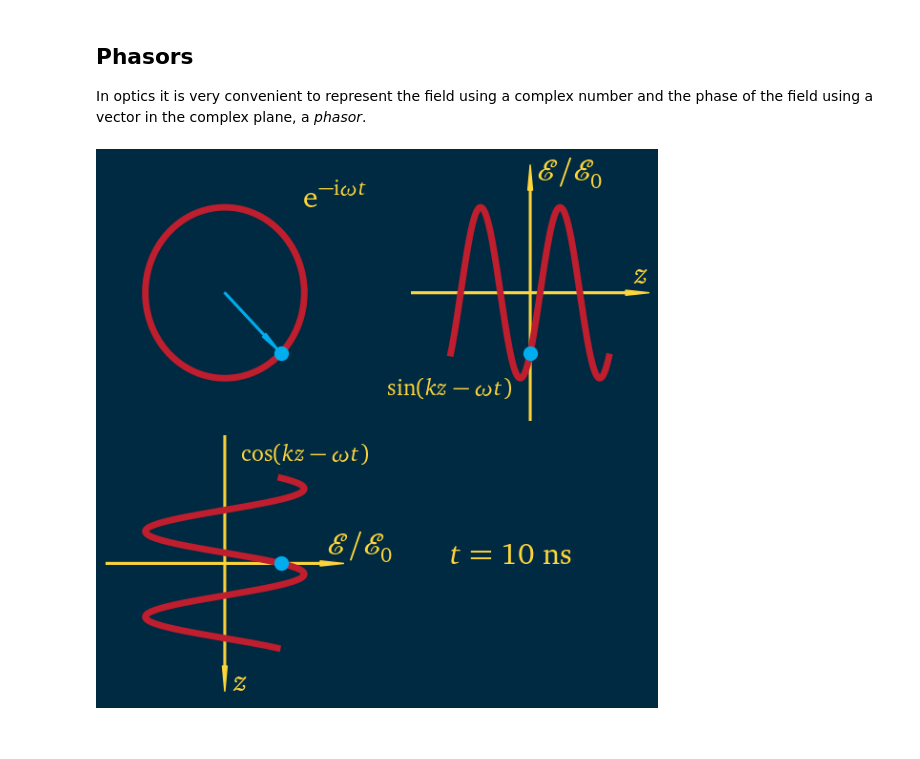
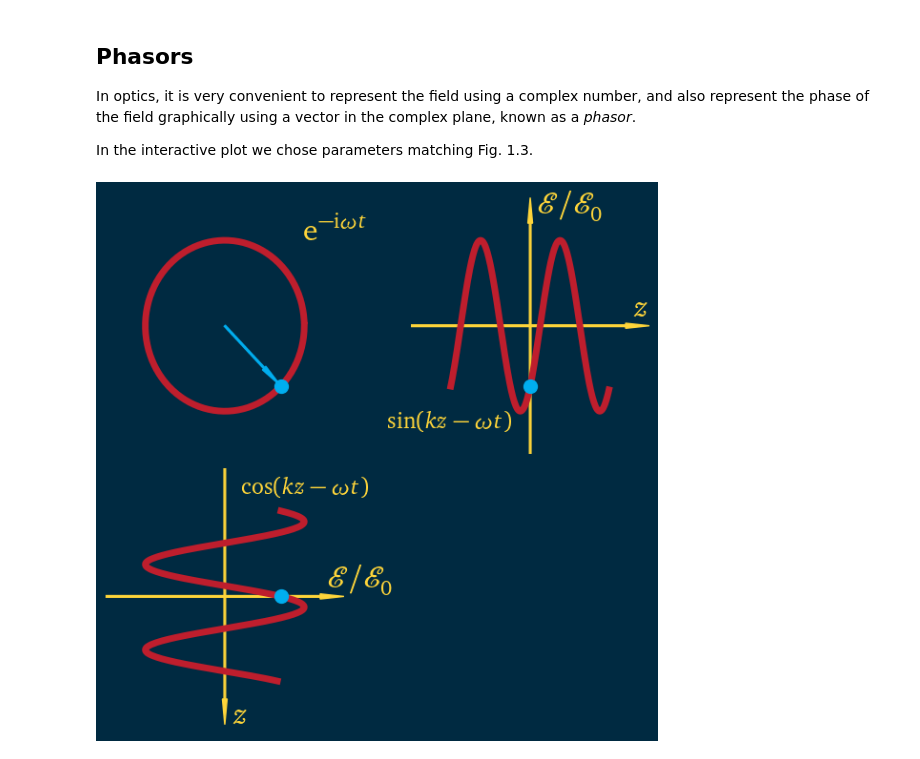
Before and after one commit to opticsf2f/Opticsf2f_CodeBook, a Jupyter notebook: _build/jupyter_execute/Phasors.ipynb, the cells around one changed output. Cells and saved outputs as stored; diff of their text form; code cells hidden in the pictures.

```diff
--- a/_build/jupyter_execute/Phasors.ipynb
+++ b/_build/jupyter_execute/Phasors.ipynb
@@ -1,8 +1,10 @@
 # %% [markdown]
 ## Phasors
 
-In optics it is very convenient to represent the field using a complex number and the
-phase of the field using a vector in the complex plane, a *phasor*.
+In optics, it is very convenient to represent the field using a complex number, and also represent the
+phase of the field graphically using a vector in the complex plane, known as a *phasor*.
+
+In the interactive plot we chose parameters matching Fig. 1.3.
 # %%
 import matplotlib.pyplot as plt
 import numpy as np
@@ -66,38 +68,36 @@ def my_axes(ax,color,flipx,flipy):
         ax.text(0.1*xmax,-1.5*xmax,r'$z$',fontsize = 24, color=color)
         ax.text(1.3*xmax,0.1*xmax,r'${\cal E}/{\cal E}_0$',fontsize = 24, color=color)
 # %%
-phi = 1 * np.pi/4
+phi = np.pi/4
 xmax = 1
-t = 10
 x = np.arange(-xmax,xmax,0.01)
 y = np.sin(2*np.pi*x-phi)
 theta = np.arange(0,2*np.pi,2*np.pi/99)
 
 fig, axs = plt.subplots(2,2,figsize=(6, 6),
                        facecolor=[0.0/255.0,42.0/255.0,65.0/255.0])
 for ax in axs.flat:
     base_plot(ax)
 
 axs[0,0].plot(np.cos(theta),-np.sin(theta), color = dr, alpha = 1.0,zorder=1, linewidth = 5)
 axs[0,0].scatter(np.cos(phi),-np.sin(phi), color = db, alpha = 1.0, zorder=2, s = 100)
 
 my_arrow(axs[0,0],0,0,np.cos(phi),-np.cos(phi),db)
 my_axes(axs[0,1],DUy,1,1)
 my_axes(axs[1,0],DUy,1,-1)
 
 axs[0,1].plot(x,np.sin(2*np.pi*x-phi), color = dr, alpha = 1.0,zorder=1, linewidth = 5)
 axs[0,1].scatter(0,np.sin(-phi), color = db, alpha = 1.0, zorder=2, s = 100)
 axs[1,0].plot(xmax*np.cos(2*np.pi*x-phi),-x, color = dr, alpha = 1.0,zorder=1, linewidth = 5)
 axs[1,0].scatter(xmax*np.cos(-phi),0, color = db, alpha = 1.0, zorder=2, s = 100)
 
 axs[0,0].text(xmax,xmax,r'${\rm e}^{-{\rm i}\omega t}$',fontsize = 24, color=DUy)
 axs[0,1].text(-1.8*xmax,-1.2*xmax,r'${\rm sin}(kz-\omega t)$',fontsize = 18, color= DUy)
 axs[1,0].text(0.2*xmax,1.2*xmax,r'${\rm cos}(kz-\omega t)$',fontsize = 18, color= DUy)
-axs[1,1].text(-1.0*xmax,0.0,r'$t= %.0f ~{\rm ns}$' %t,fontsize = 24, color=DUy)
 
 plt.tight_layout()
 # %% [output]
-[figure, old version]
+[figure, new version]
 # %%
 from ifigures import *
 from ifigures.my_plots import *
```
Also changed, not shown: parts of 1 cell of this notebook, 17 other files.
